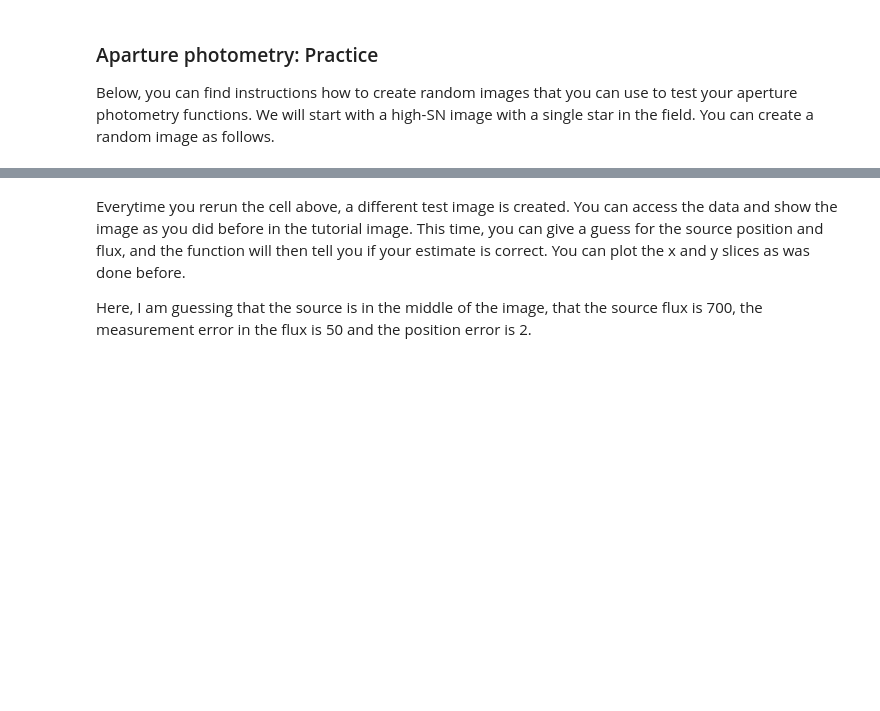
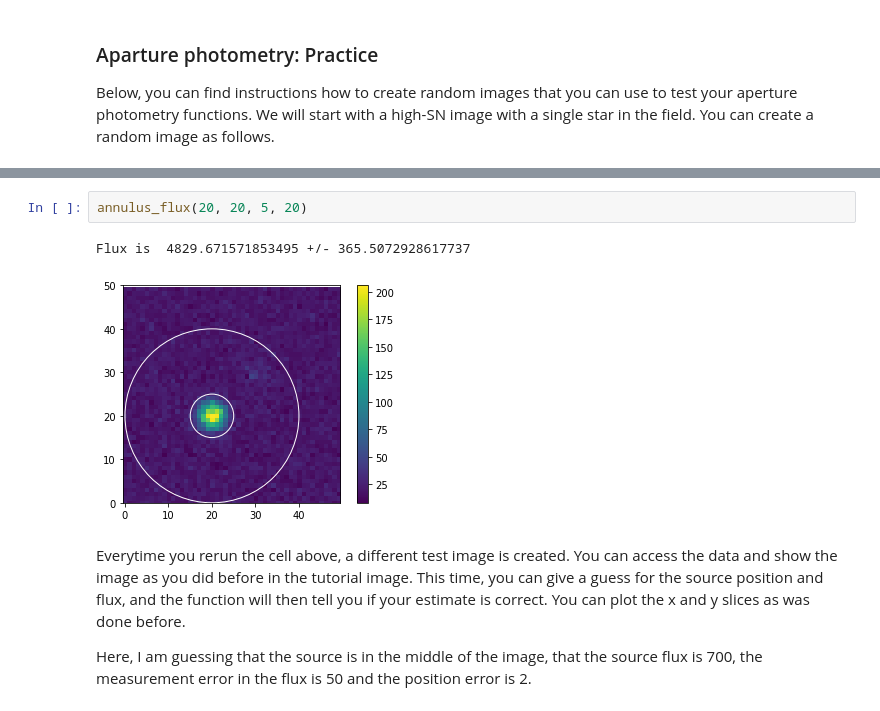
Before and after one commit to yb373/PH30116-report, a Jupyter notebook: ImageSimu.ipynb, the cells around one changed output, grey strips where cells are left out. Drawn from its saved outputs; the diff is of its cells as text; blank space fills up the shorter version.

```diff
--- a/ImageSimu.ipynb
+++ b/ImageSimu.ipynb
@@ -396,3 +397,8 @@ NameError: name 'fwhmrange' is not defined
+# %%
+annulus_flux(20, 20, 5, 20)
+# %% [output]
+Flux is  4829.671571853495 +/- 365.5072928617737
+[figure, added]
 # %% [markdown]
 Everytime you rerun the cell above, a different test image is created. You can access the data and show the image as you did before in the tutorial image. This time, you can give a guess for the source position and flux, and the function will then tell you if your estimate is correct. You can plot the x and y slices as was done before.
 
```
Also changed, not shown: parts of 19 cells of this notebook, 8 other files.
